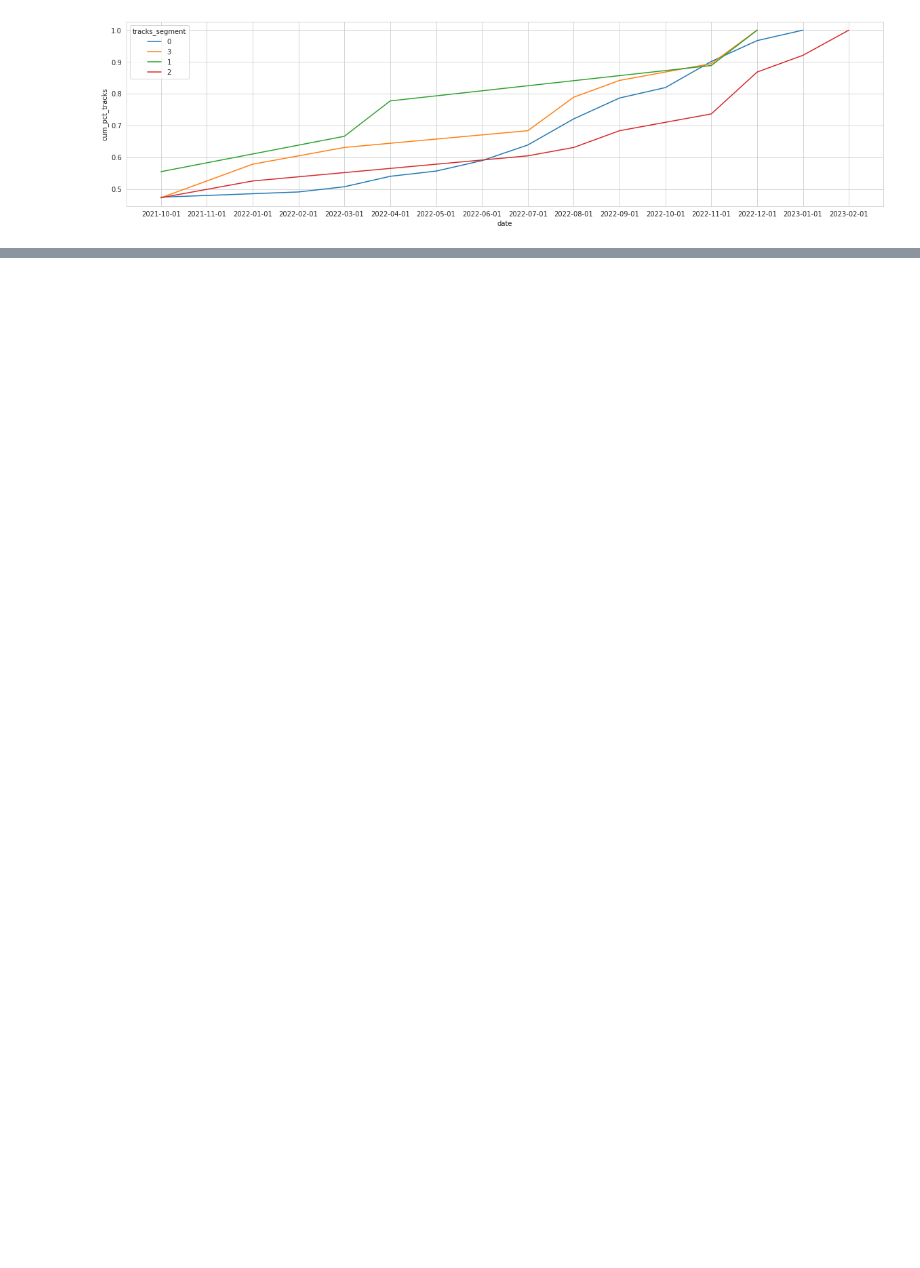
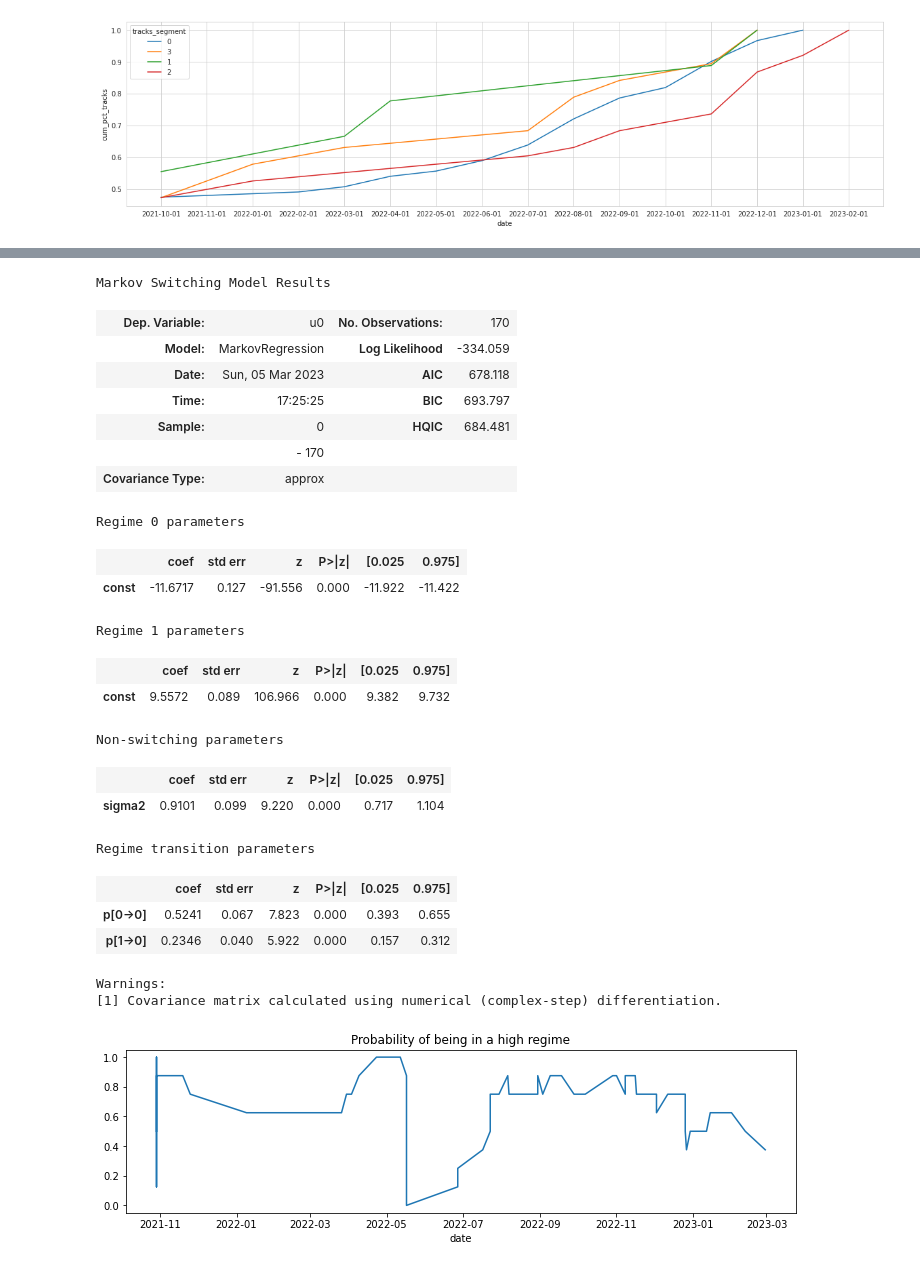
Before and after one commit to lejinvarghese/art, a Jupyter notebook: src/music/explore_genres.ipynb, the cells around one changed output, grey strips where cells are left out. Drawn from its saved outputs; the diff is of its cells as text; code cells hidden in the pictures; blank space fills up the shorter version.

Commit message:
regimes added
Signed-off-by: lejinvarghese <lejinsnests@yahoo.com>

```diff
--- a/src/music/explore_genres.ipynb
+++ b/src/music/explore_genres.ipynb
@@ -90,8 +105,21 @@ tracks_df.tail()
 features = []
 for t in tracks_df.track_id:
     features.append(sp.audio_features(t)[0])
-audio_features = ['id','danceability', 'energy', 'key', 'loudness', 'mode', 'speechiness', 'acousticness', 'instrumentalness', 'liveness', 'valence', 'tempo']
-features = pd.DataFrame.from_dict(features)[audio_features].set_index('id')
+audio_features = [
+    "id",
+    "danceability",
+    "energy",
+    "key",
+    "loudness",
+    "mode",
+    "speechiness",
+    "acousticness",
+    "instrumentalness",
+    "liveness",
+    "valence",
+    "tempo",
+]
+features = pd.DataFrame.from_dict(features)[audio_features].set_index("id")
 features.head()
 # %% [output]
 |  | danceability | energy | key | loudness | mode | ... | acousticness | instrumentalness | liveness | ... |
@@ -203,0 +289,13 @@ Segment Profile
+# %%
+time_df = tracks_df.copy().set_index("track_id")[["date"]]
+
+umap_features = pd.DataFrame(
+    clusterable_embedding, index=features.index, columns=["u0", "u1"]
+)
+features_combined = features.merge(umap_features, left_index=True, right_index=True)
+
+time_df = time_df.merge(features_combined, left_index=True, right_index=True)
+time_df["date"] = pd.to_datetime(time_df["date"]).dt.date
+time_df.set_index("date", inplace=True)
+time_df.sort_values(by="date", inplace=True)
+time_df.head()
@@ -203,0 +311,34 @@ Segment Profile
+# %%
+# switching_features = audio_features[1:2]
+switching_features = ["u0"]
+model_s = sm.tsa.MarkovRegression(time_df[switching_features], k_regimes=2)
+residuals_s = model_s.fit()
+residuals_s.smoothed_marginal_probabilities[1].rolling(8, min_periods=2).mean().plot(
+    title="Probability of being in a high regime", figsize=(12, 3)
+)
+residuals_s.summary()
+# %% [output]
+Markov Switching Model Results
+| Dep. Variable: | u0 | No. Observations: | 170 |
+| Model: | MarkovRegression | Log Likelihood | -334.059 |
+| Date: | Sun, 05 Mar 2023 | AIC | 678.118 |
+| Time: | 17:25:25 | BIC | 693.797 |
+| Sample: | 0 | HQIC | 684.481 |
+|  | - 170 |  |  |
+| Covariance Type: | approx |  |  |
+Regime 0 parameters
+|  | coef | std err | z | P>|z| | [0.025 | 0.975] |
+| const | -11.6717 | 0.127 | -91.556 | 0.000 | -11.922 | -11.422 |
+Regime 1 parameters
+|  | coef | std err | z | P>|z| | [0.025 | 0.975] |
+| const | 9.5572 | 0.089 | 106.966 | 0.000 | 9.382 | 9.732 |
+Non-switching parameters
+|  | coef | std err | z | P>|z| | [0.025 | 0.975] |
+| sigma2 | 0.9101 | 0.099 | 9.220 | 0.000 | 0.717 | 1.104 |
+Regime transition parameters
+|  | coef | std err | z | P>|z| | [0.025 | 0.975] |
+| p[0->0] | 0.5241 | 0.067 | 7.823 | 0.000 | 0.393 | 0.655 |
+| p[1->0] | 0.2346 | 0.040 | 5.922 | 0.000 | 0.157 | 0.312 |
+Warnings:
+[1] Covariance matrix calculated using numerical (complex-step) differentiation.
+[figure, added]
```
Also changed, not shown: parts of 12 cells of this notebook, 2 other files.
